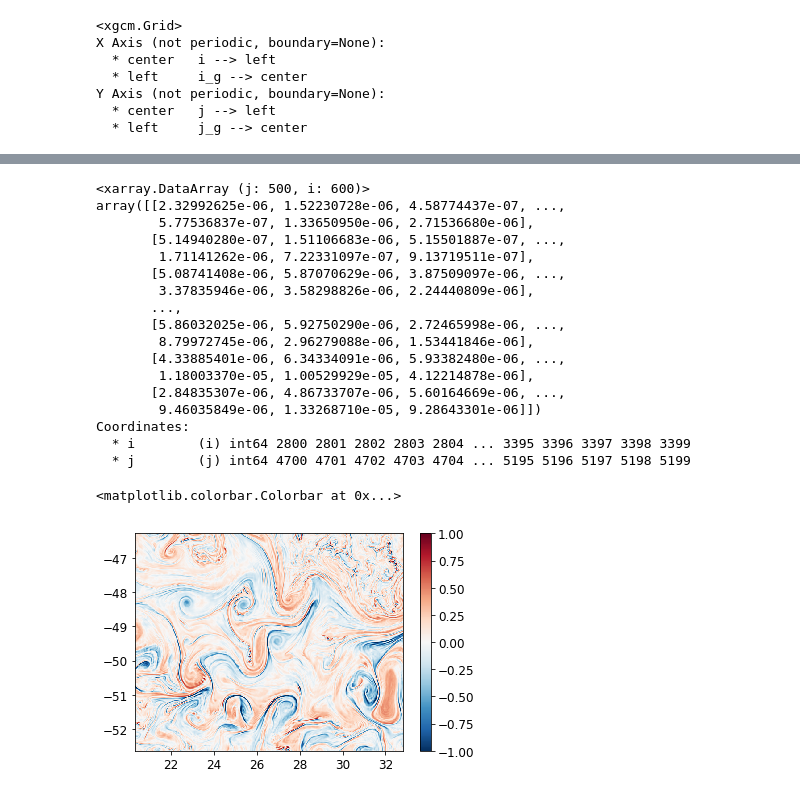
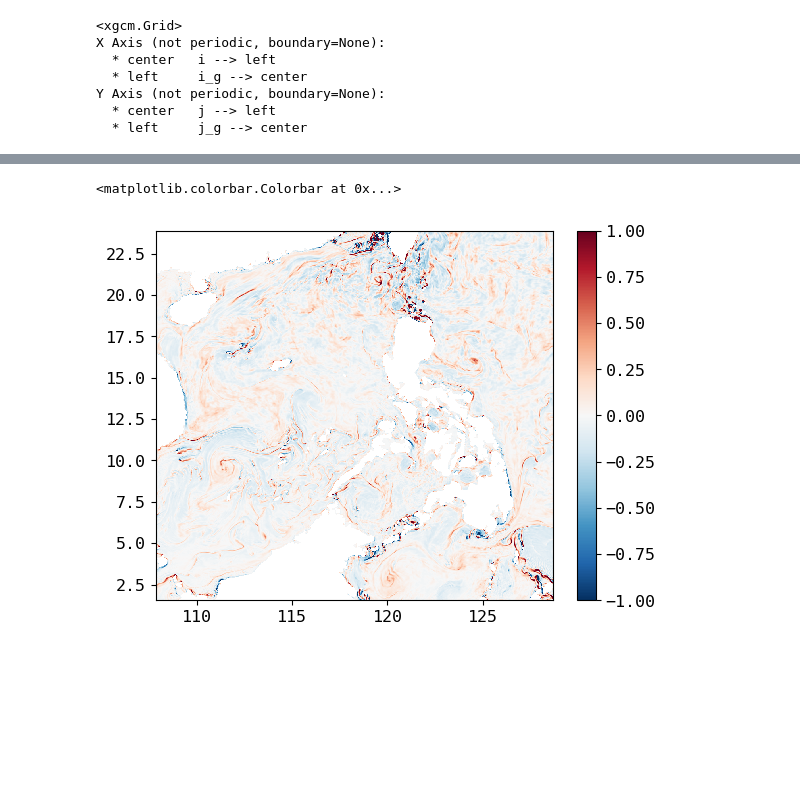
Before and after one commit to pangeo-data/llc4320_pangeo, a Jupyter notebook: LLC_4320_PSD.ipynb, the cells around one changed output, grey strips where cells are left out. Drawn from its saved outputs; the diff is of its cells as text; code cells hidden in the pictures; blank space fills up the shorter version.

```diff
--- a/LLC_4320_PSD.ipynb
+++ b/LLC_4320_PSD.ipynb
@@ -139,5 +730,5 @@ findfont: Font family ['normal'] not found. Falling back to DejaVu Sans.
 # %%
-SSS_sel = ds.SSS.isel(i=slice(2800, 3400,1),j=slice(4700,5200,1))
+SSS_sel = ds.SSS.isel(i=slice(i1, i2,1),j=slice(j1,j2,1))
 # %%
 SSS_sel
 # %% [output]
@@ -192,7 +783,7 @@ Coordinates:
     V        (time, j_g, i) float32 dask.array<chunksize=(1, 4320, 4320), meta=np.ndarray>
     SSD      (time, j, i) float64 dask.array<chunksize=(1, 4320, 4320), meta=np.ndarray>
 # %%
-SSD_sel = ds.SSD.isel(i=slice(2800, 3400,1),j=slice(4700,5200,1))
+SSD_sel = ds.SSD.isel(i=slice(i1, i2,1),j=slice(j1,j2,1))
 # %%
 SSD_sel
 # %% [output]
@@ -222,22 +813,22 @@ datetime64[ns]
 array(['2011-09-13T00:00:00.000000000', '2011-09-13T01:00:00.000000000', '2011-09-13T02:00:00.000000000', ..., '2012-09-23T03:00:00.000000000', '2012-09-23T04:00:00.000000000', '2012-09-23T05:00:00.00 ...
 Attributes: (0)
 # %%
-U_sel = ds.U.isel(i_g=slice(2800, 3400,1), j=slice(4700,5200,1))
+U_sel = ds.U.isel(i_g=slice(i1, i2,1), j=slice(j1,j2,1))
 
-V_sel = ds.V.isel(i=slice(2800, 3400,1), j_g=slice(4700,5200,1))
+V_sel = ds.V.isel(i=slice(i1, i2,1), j_g=slice(j1,j2,1))
 # %%
 # SST_sel.i.values
 # %%
 # pick out the coordinates
 
-dxC_sel = coords.dxC.isel(i_g=slice(2800, 3400,1), j=slice(4700,5200,1))
-dyG_sel = coords.dyG.isel(i_g=slice(2800, 3400,1), j=slice(4700,5200,1))
-dyC_sel = coords.dyC.isel(i=slice(2800, 3400,1), j_g=slice(4700,5200,1))
-dxG_sel = coords.dxG.isel(i=slice(2800, 3400,1), j_g=slice(4700,5200,1))
-rA_sel = coords.rA.isel(i=slice(2800, 3400,1), j=slice(4700,5200,1))
-rAz_sel = coords.rAz.isel(i_g=slice(2800, 3400,1), j_g=slice(4700,5200,1))
-XC_sel = coords.XC.isel(i=slice(2800, 3400,1), j=slice(4700,5200,1))
-YC_sel = coords.YC.isel(i=slice(2800, 3400,1), j=slice(4700,5200,1))
+dxC_sel = coords.dxC.isel(i_g=slice(i1, i2,1), j=slice(j1,j2,1))
+dyG_sel = coords.dyG.isel(i_g=slice(i1, i2,1), j=slice(j1,j2,1))
+dyC_sel = coords.dyC.isel(i=slice(i1, i2,1), j_g=slice(j1,j2,1))
+dxG_sel = coords.dxG.isel(i=slice(i1, i2,1), j_g=slice(j1,j2,1))
+rA_sel = coords.rA.isel(i=slice(i1, i2,1), j=slice(j1,j2,1))
+rAz_sel = coords.rAz.isel(i_g=slice(i1, i2,1), j_g=slice(j1,j2,1))
+XC_sel = coords.XC.isel(i=slice(i1, i2,1), j=slice(j1,j2,1))
+YC_sel = coords.YC.isel(i=slice(i1, i2,1), j=slice(j1,j2,1))
 
 coords_sel = xr.merge([XC_sel, YC_sel, dxC_sel, dyC_sel, dxG_sel,
                       dyG_sel, rA_sel, rAz_sel])
@@ -387,34 +979,16 @@ Coordinates:
 # %%
-temp = grad_rho.isel(time=1000)
+temp = grad_rho.isel(time=0)
 temp.load()
-# %% [output]
-<xarray.DataArray (j: 500, i: 600)>
-array([[2.32992625e-06, 1.52230728e-06, 4.58774437e-07, ...,
-        5.77536837e-07, 1.33650950e-06, 2.71536680e-06],
-       [5.14940280e-07, 1.51106683e-06, 5.15501887e-07, ...,
-        1.71141262e-06, 7.22331097e-07, 9.13719511e-07],
-       [5.08741408e-06, 5.87070629e-06, 3.87509097e-06, ...,
-        3.37835946e-06, 3.58298826e-06, 2.24440809e-06],
-       ...,
-       [5.86032025e-06, 5.92750290e-06, 2.72465998e-06, ...,
-        8.79972745e-06, 2.96279088e-06, 1.53441846e-06],
-       [4.33885401e-06, 6.34334091e-06, 5.93382480e-06, ...,
-        1.18003370e-05, 1.00529929e-05, 4.12214878e-06],
-       [2.84835307e-06, 4.86733707e-06, 5.60164669e-06, ...,
-        9.46035849e-06, 1.33268710e-05, 9.28643301e-06]])
-Coordinates:
-  * i        (i) int64 2800 2801 2802 2803 2804 ... 3395 3396 3397 3398 3399
-  * j        (j) int64 4700 4701 4702 4703 4704 ... 5195 5196 5197 5198 5199
 # %%
 XCmean = coords_sel.XC.mean('j')
 YCmean = coords_sel.YC.mean('i')
 # %%
-plt.pcolormesh(XCmean, YCmean, temp_zeta/1e-4,
+plt.pcolormesh(XCmean.isel(i=slice(0,None,10)), YCmean.isel(i=slice(0,None,10)), temp_zeta.isel(i=slice(0,None,10))/1e-4,
                vmin=-1, vmax=1, cmap='RdBu_r')
 plt.colorbar()
 # %% [output]
 <matplotlib.colorbar.Colorbar at 0x...>
-[figure, old version]
+[figure, new version]
 # %%
 plt.pcolormesh(XCmean, YCmean, temp,
                vmin=0, vmax=1e-5, cmap='Blues')
```
Also changed, not shown: parts of 83 cells of this notebook, 8 other files.
